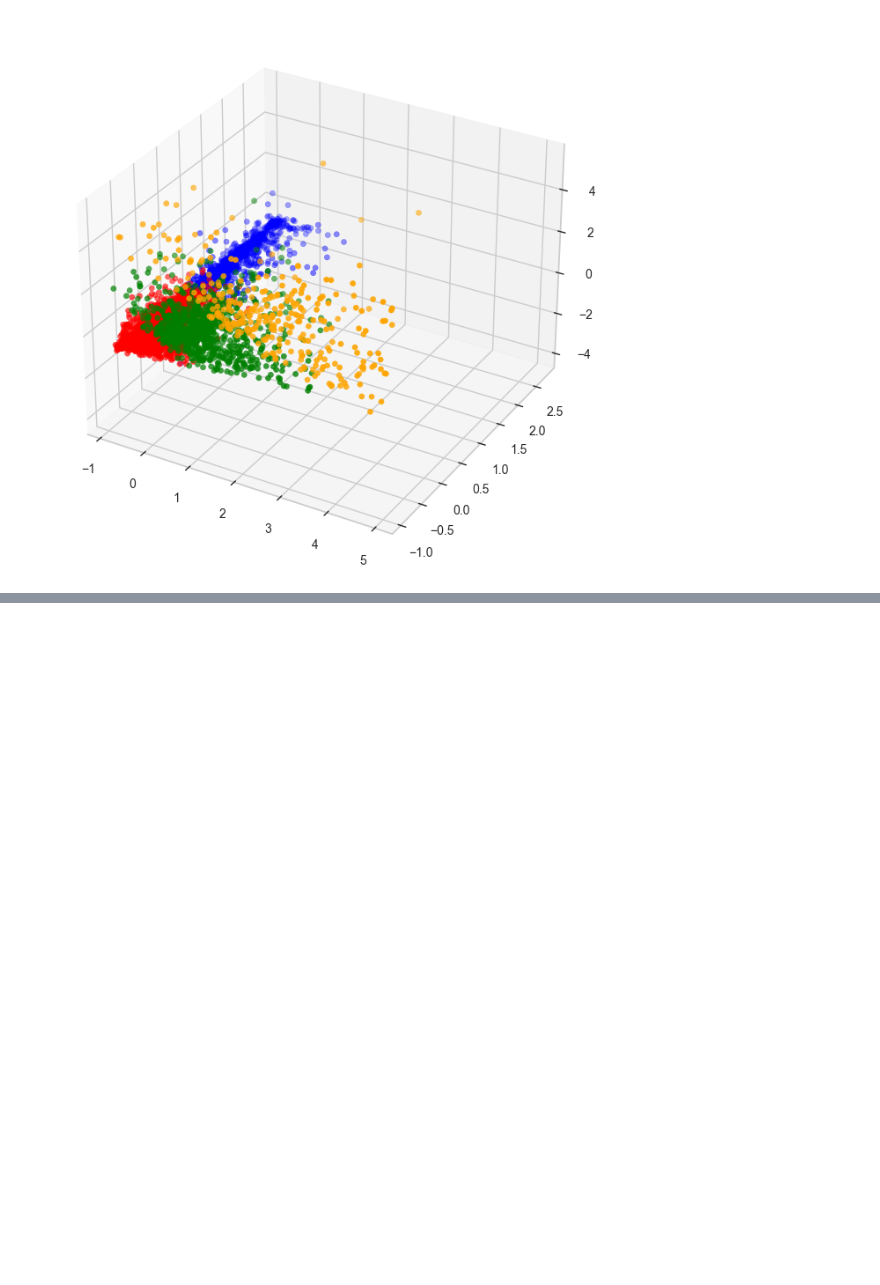
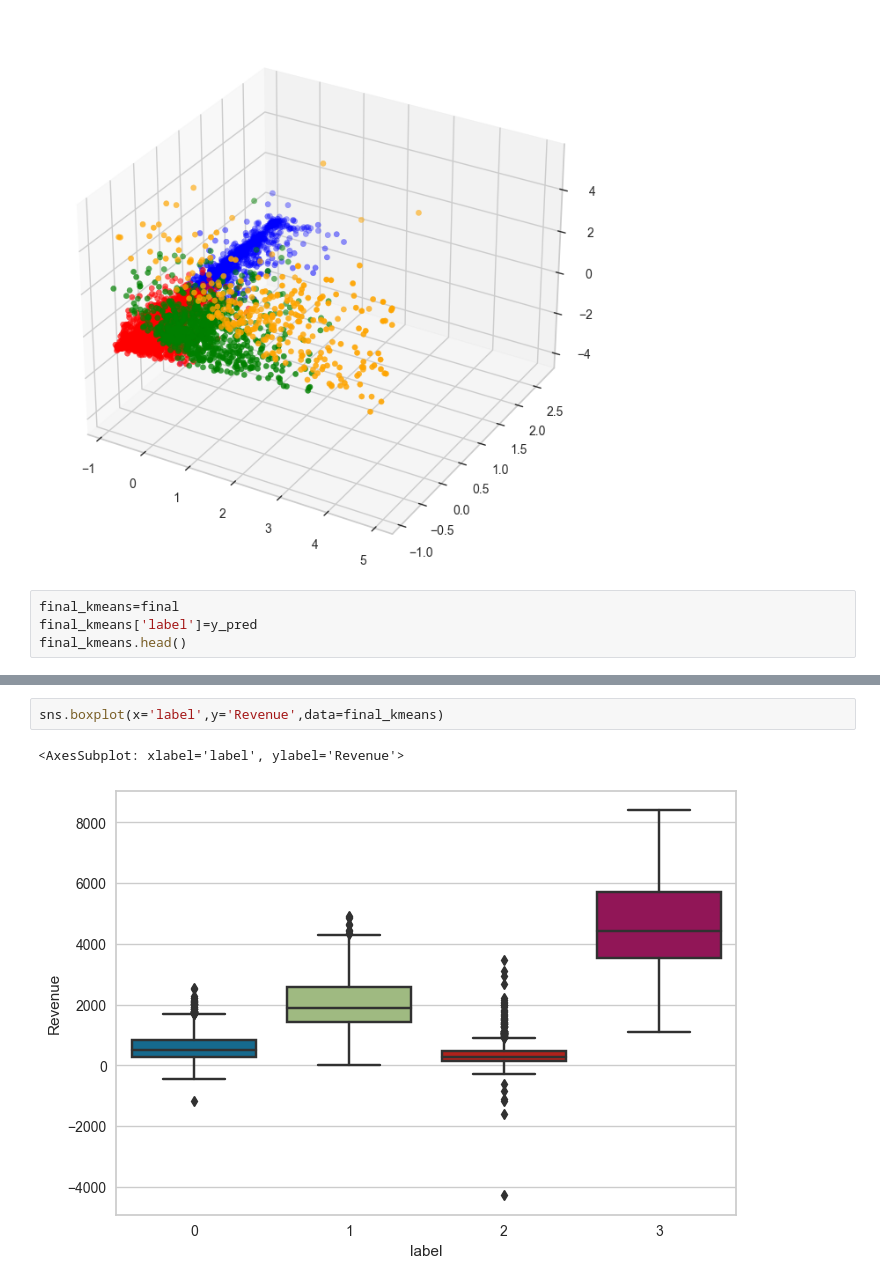
Before and after one commit to sarav003/MyWork, a Jupyter notebook: clustering/clustering_prac_RFM_analysis.ipynb, the cells around one changed output, grey strips where cells are left out. Cells and saved outputs as stored; diff of their text form; blank space fills up the shorter version.

```diff
--- a/clustering/clustering_prac_RFM_analysis.ipynb
+++ b/clustering/clustering_prac_RFM_analysis.ipynb
@@ -364,3 +364,7 @@ ax.scatter(rfm['Frequency'],rfm['Recency'],rfm['Revenue'],c=rfm['label'].map(col
 plt.show()
 # %% [output]
 [figure]
+# %%
+final_kmeans=final
+final_kmeans['label']=y_pred
+final_kmeans.head()
@@ -366,0 +378,5 @@ plt.show()
+# %%
+sns.boxplot(x='label',y='Revenue',data=final_kmeans)
+# %% [output]
+<AxesSubplot: xlabel='label', ylabel='Revenue'>
+[figure, added]
```
Also changed, not shown: parts of 21 cells of this notebook.
